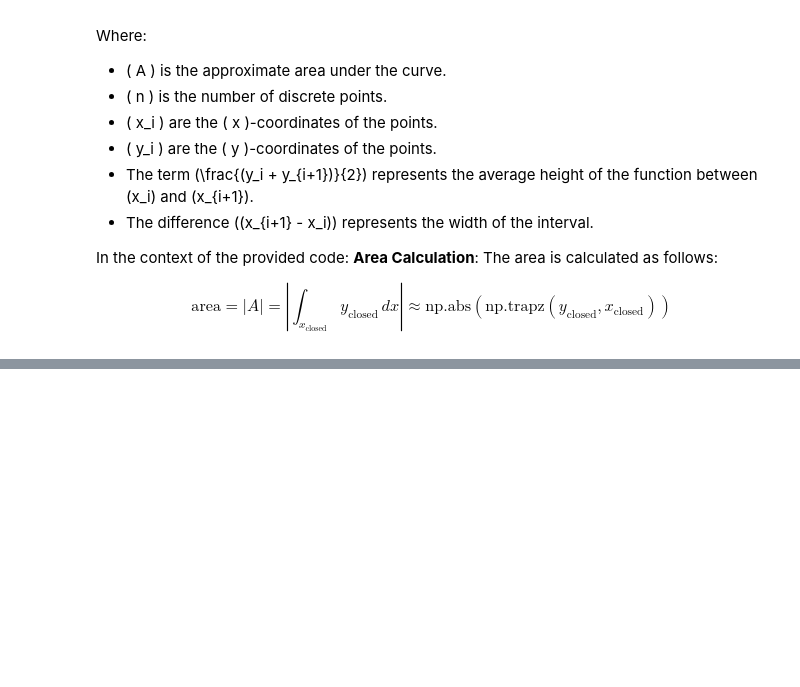
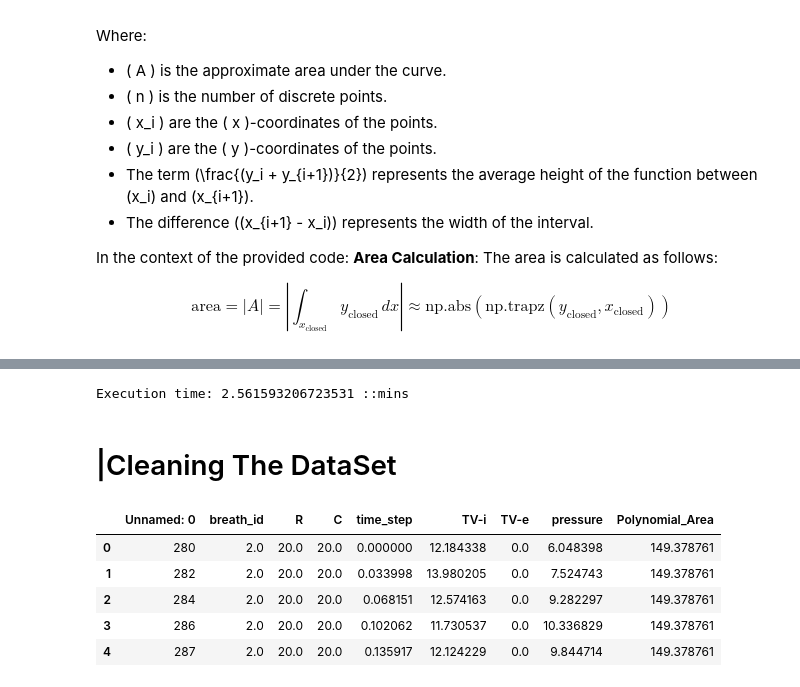
Before and after one commit to Molderon/ICU-Mechanical-Ventilation-Asyncronies, a Jupyter notebook: Feature_Engineering.ipynb, the cells around one changed output, grey strips where cells are left out. Drawn from its saved outputs; the diff is of its cells as text; code cells hidden in the pictures; blank space fills up the shorter version.

```diff
--- a/Feature_Engineering.ipynb
+++ b/Feature_Engineering.ipynb
@@ -429,0 +431,9 @@ def Update_Dataset(DataSet: pd.DataFrame):
+# %%
+
+Boosted_Dataset = pd.DataFrame()
+Boosted_Dataset = pd.read_csv("Boosted_MV.csv")
+Hysteresis_Area_Metric(Boosted_Dataset)
+# %% [output]
+Execution time: 2.561593206723531 ::mins
+# %% [markdown]
+# |Cleaning The DataSet
@@ -429,0 +445,9 @@ def Update_Dataset(DataSet: pd.DataFrame):
+# %%
+Final_ClusterSet.head()
+# %% [output]
+|  | Unnamed: 0 | breath_id | R | C | time_step | TV-i | TV-e | pressure | Polynomial_Area |
+| 0 | 280 | 2.0 | 20.0 | 20.0 | 0.000000 | 12.184338 | 0.0 | 6.048398 | 149.378761 |
+| 1 | 282 | 2.0 | 20.0 | 20.0 | 0.033998 | 13.980205 | 0.0 | 7.524743 | 149.378761 |
+| 2 | 284 | 2.0 | 20.0 | 20.0 | 0.068151 | 12.574163 | 0.0 | 9.282297 | 149.378761 |
+| 3 | 286 | 2.0 | 20.0 | 20.0 | 0.102062 | 11.730537 | 0.0 | 10.336829 | 149.378761 |
+| 4 | 287 | 2.0 | 20.0 | 20.0 | 0.135917 | 12.124229 | 0.0 | 9.844714 | 149.378761 |
```
Also changed, not shown: parts of 40 cells of this notebook.
